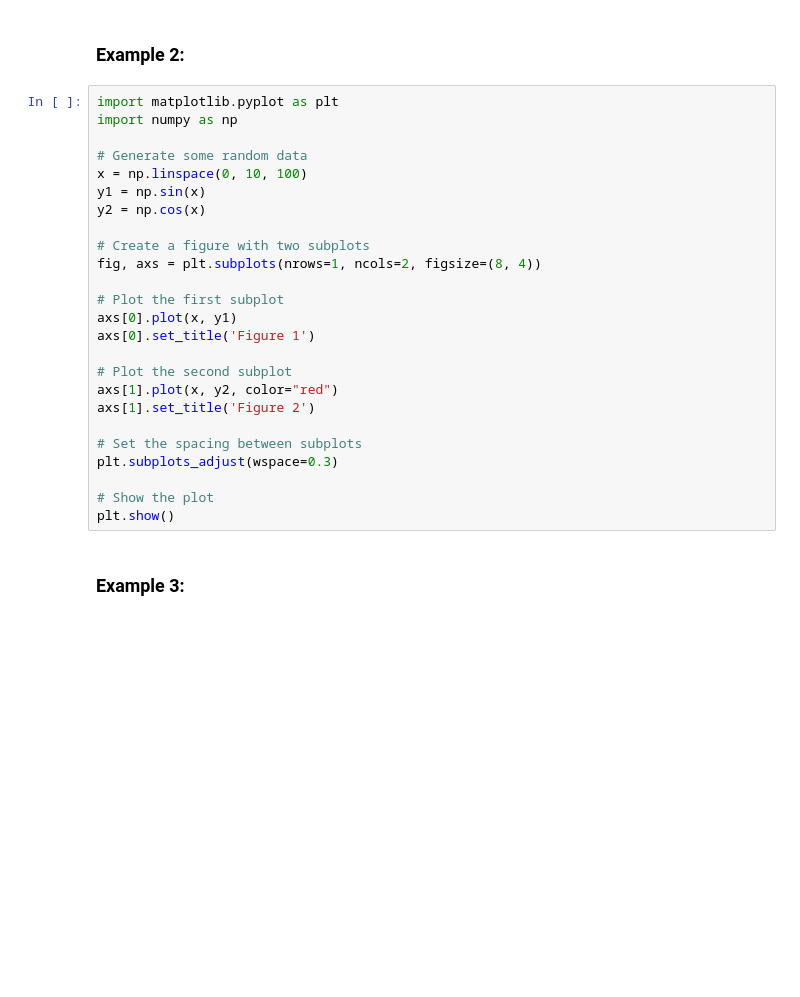
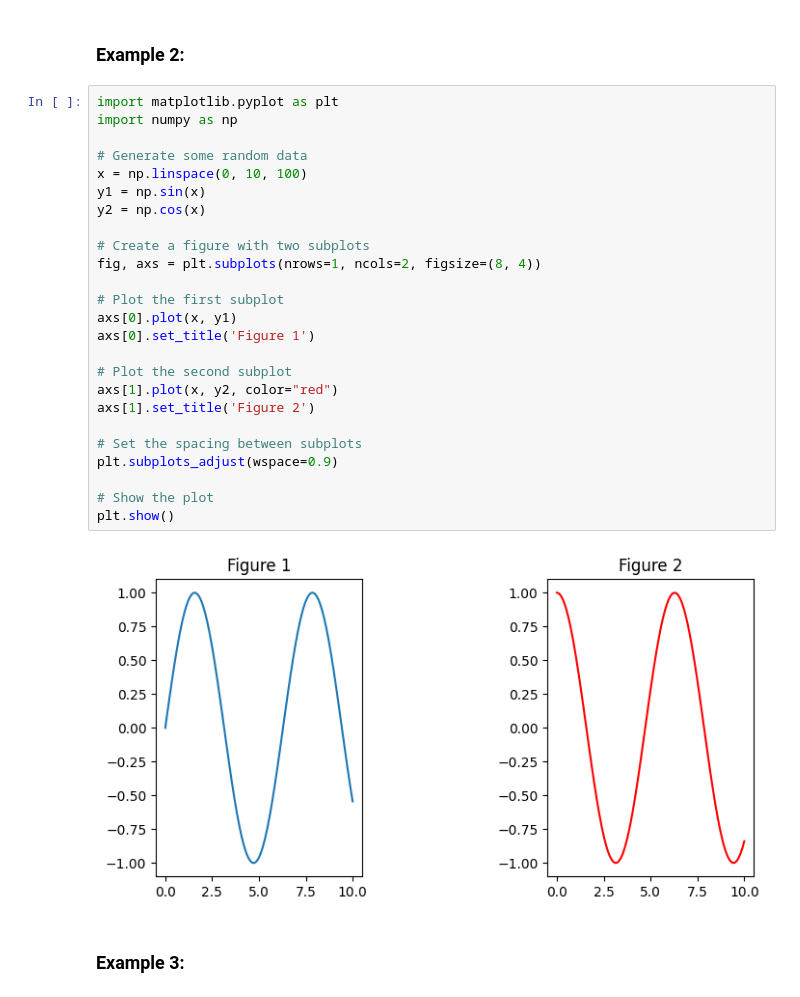
Before and after one commit to DataCompetency/PythonAdvanced, a Jupyter notebook: Session_3/Session3.ipynb, the cells around one changed output. Saved outputs shown, nothing was run; the diff lists cells and outputs as text; blank space fills up the shorter version.

```diff
--- a/Session_3/Session3.ipynb
+++ b/Session_3/Session3.ipynb
@@ -363,28 +390,30 @@ plt.show()
 # %%
 import matplotlib.pyplot as plt
 import numpy as np
 
 # Generate some random data
 x = np.linspace(0, 10, 100)
 y1 = np.sin(x)
 y2 = np.cos(x)
 
 # Create a figure with two subplots
 fig, axs = plt.subplots(nrows=1, ncols=2, figsize=(8, 4))
 
 # Plot the first subplot
 axs[0].plot(x, y1)
 axs[0].set_title('Figure 1')
 
 # Plot the second subplot
 axs[1].plot(x, y2, color="red")
 axs[1].set_title('Figure 2')
 
 # Set the spacing between subplots
-plt.subplots_adjust(wspace=0.3)
+plt.subplots_adjust(wspace=0.9)
 
 # Show the plot
 plt.show()
+# %% [output]
+[figure, added]
 # %% [markdown]
 ### Example 3:
 # %%
```
Also changed, not shown: parts of 13 cells of this notebook, 6 other files.
